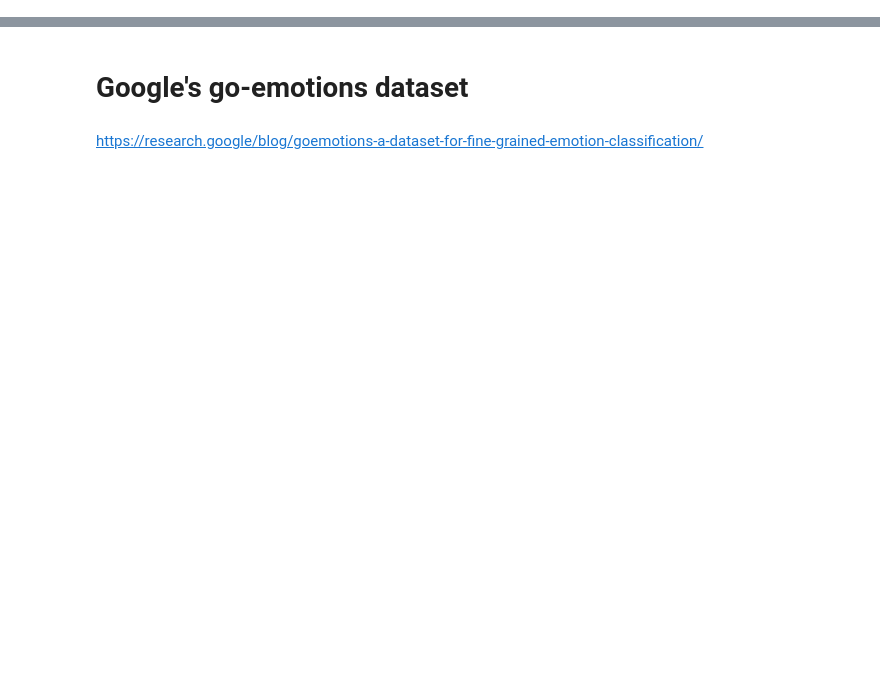
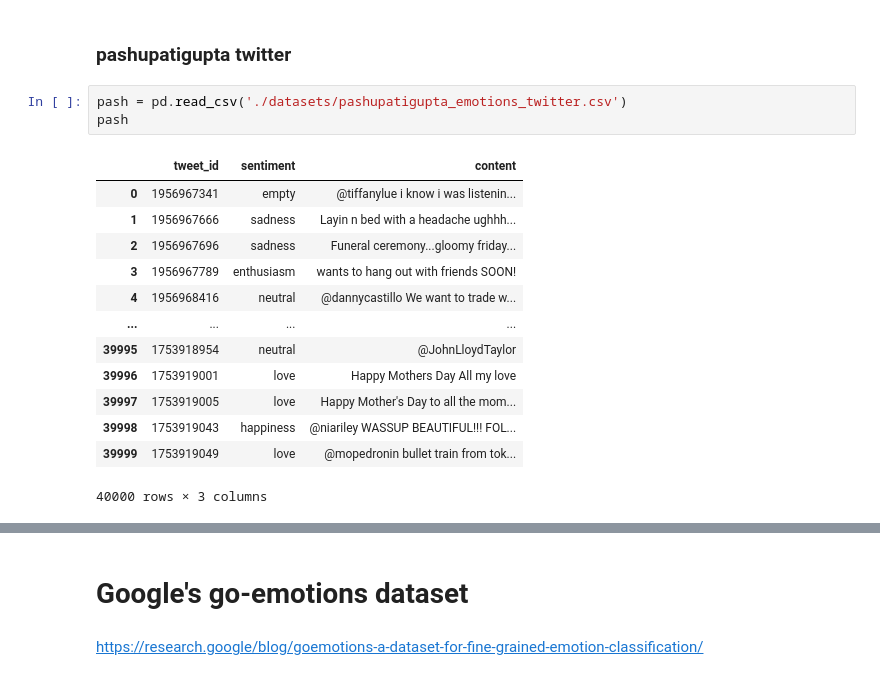
Before and after one commit to skcode0/saai, a Jupyter notebook: data_clean.ipynb, the cells around one changed output, grey strips where cells are left out. Drawn from its saved outputs; the diff is of its cells as text; blank space fills up the shorter version.

```diff
--- a/data_clean.ipynb
+++ b/data_clean.ipynb
@@ -24,0 +257,19 @@ df[df["text"].str.contains(substring, case=False, na=False)]
+# %% [markdown]
+### pashupatigupta twitter
+# %%
+pash = pd.read_csv('./datasets/pashupatigupta_emotions_twitter.csv')
+pash
+# %% [output]
+|  | tweet_id | sentiment | content |
+| 0 | 1956967341 | empty | @tiffanylue i know i was listenin... |
+| 1 | 1956967666 | sadness | Layin n bed with a headache ughhh... |
+| 2 | 1956967696 | sadness | Funeral ceremony...gloomy friday... |
+| 3 | 1956967789 | enthusiasm | wants to hang out with friends SOON! |
+| 4 | 1956968416 | neutral | @dannycastillo We want to trade w... |
+| ... | ... | ... | ... |
+| 39995 | 1753918954 | neutral | @JohnLloydTaylor |
+| 39996 | 1753919001 | love | Happy Mothers Day All my love |
+| 39997 | 1753919005 | love | Happy Mother's Day to all the mom... |
+| 39998 | 1753919043 | happiness | @niariley WASSUP BEAUTIFUL!!! FOL... |
+| 39999 | 1753919049 | love | @mopedronin bullet train from tok... |
+40000 rows × 3 columns
```
Also changed, not shown: parts of 46 cells of this notebook, 12 other files.
